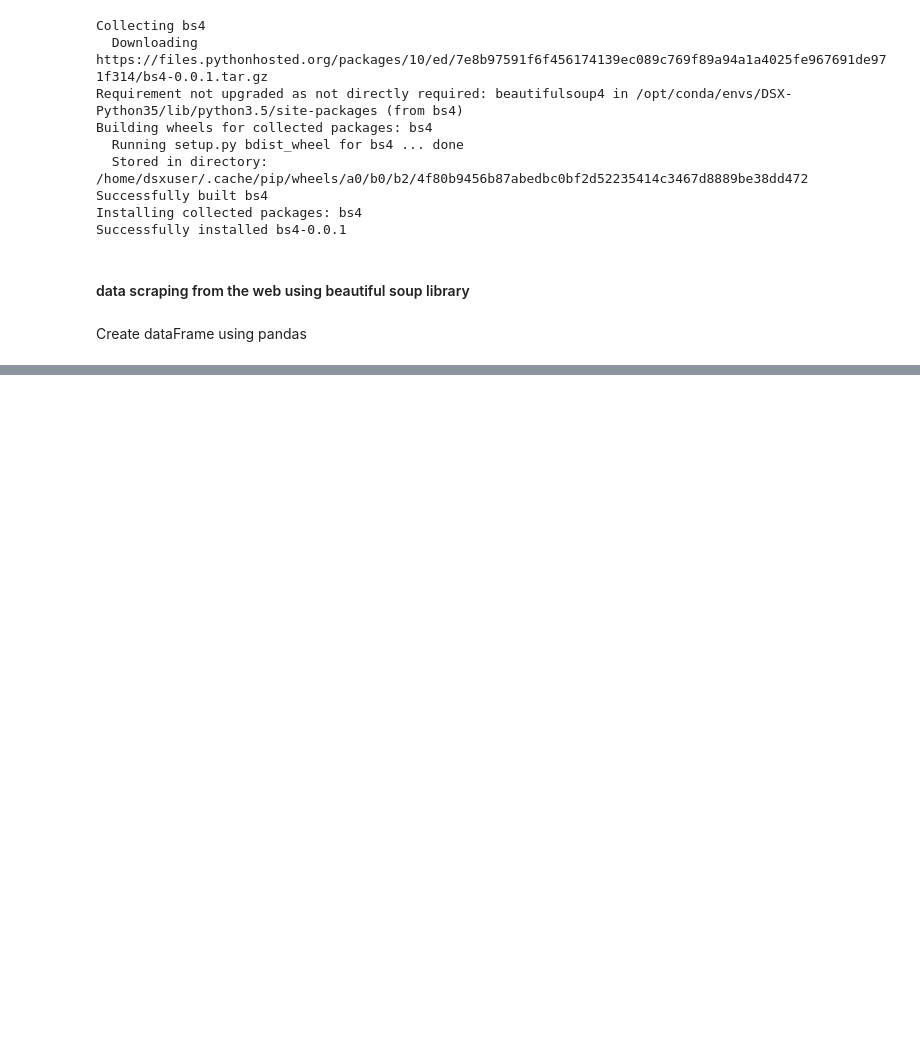
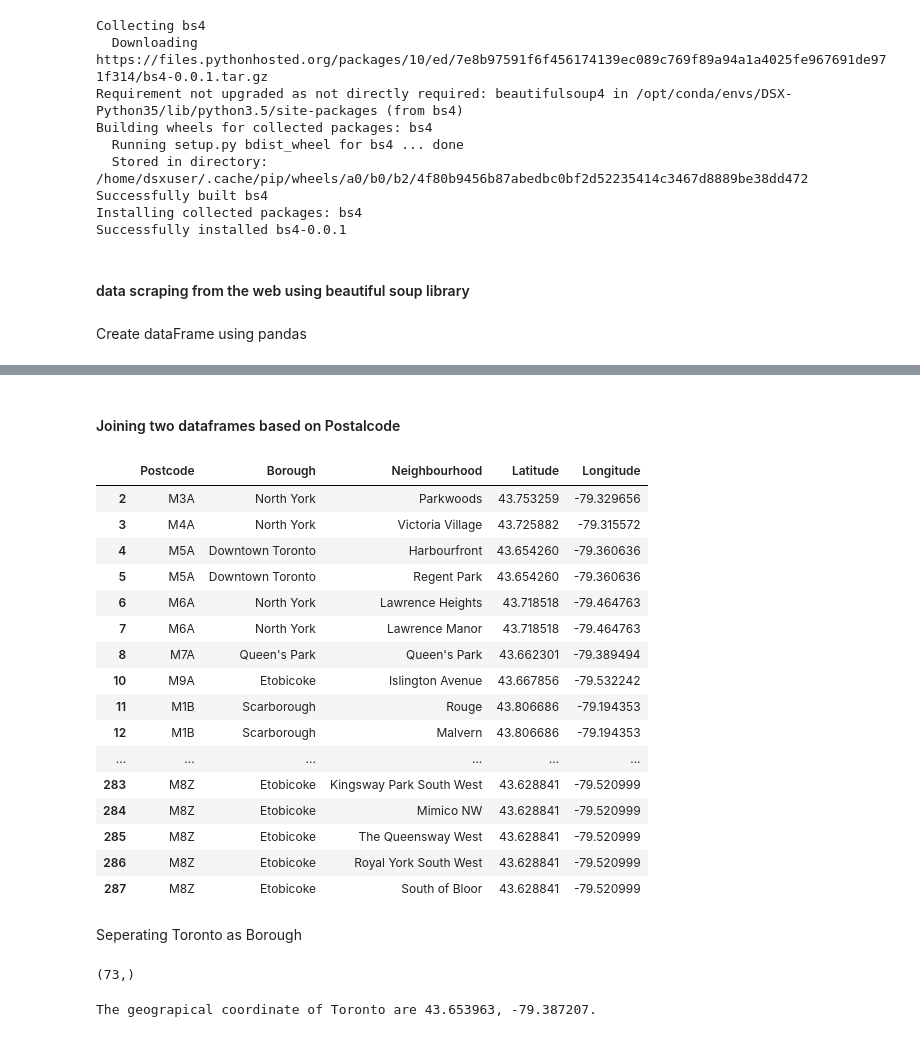
Before and after one commit to saiseetharamaaih/Machine-learning-Classification-Algorithms, a Jupyter notebook: Segmenting and Clustering Neighborhoods in Toronto.ipynb, the cells around one changed output, grey strips where cells are left out. Cells and saved outputs as stored; diff of their text form; code cells hidden in the pictures; blank space fills up the shorter version.

```diff
--- a/Segmenting and Clustering Neighborhoods in Toronto.ipynb
+++ b/Segmenting and Clustering Neighborhoods in Toronto.ipynb
@@ -93,6 +93,9 @@ for el in range(len(column3)):
 # %% [markdown]
 Create dataFrame using pandas
 # %%
-df1 = pd.DataFrame([column1,column2,column3])
-df1=df1.T
-df1.columns=head_list
+df = pd.DataFrame([column1,column2,column3])
+df=df.T
+df.columns=head_list
+df= df[df['Borough']!='Not assigned']
+
+df.head()
@@ -98,0 +111,2 @@ df1.columns=head_list
+# %%
+df_dup = pd.read_csv('https://ibm.box.com/shared/static/9afzr83pps4pwf2smjjcf1y5mvgb18rr.csv')
@@ -98,0 +143,40 @@ df1.columns=head_list
+# %% [markdown]
+#### Joining two dataframes based on Postalcode
+# %%
+df = df.join(df_dup.set_index('Postal Code'), on='Postcode')
+df
+# %% [output]
+|  | Postcode | Borough | Neighbourhood | Latitude | Longitude |
+| 2 | M3A | North York | Parkwoods | 43.753259 | -79.329656 |
+| 3 | M4A | North York | Victoria Village | 43.725882 | -79.315572 |
+| 4 | M5A | Downtown Toronto | Harbourfront | 43.654260 | -79.360636 |
+| 5 | M5A | Downtown Toronto | Regent Park | 43.654260 | -79.360636 |
+| 6 | M6A | North York | Lawrence Heights | 43.718518 | -79.464763 |
+| 7 | M6A | North York | Lawrence Manor | 43.718518 | -79.464763 |
+| 8 | M7A | Queen's Park | Queen's Park | 43.662301 | -79.389494 |
+| 10 | M9A | Etobicoke | Islington Avenue | 43.667856 | -79.532242 |
+| 11 | M1B | Scarborough | Rouge | 43.806686 | -79.194353 |
+| 12 | M1B | Scarborough | Malvern | 43.806686 | -79.194353 |
+| ... | ... | ... | ... | ... | ... |
+| 283 | M8Z | Etobicoke | Kingsway Park South West | 43.628841 | -79.520999 |
+| 284 | M8Z | Etobicoke | Mimico NW | 43.628841 | -79.520999 |
+| 285 | M8Z | Etobicoke | The Queensway West | 43.628841 | -79.520999 |
+| 286 | M8Z | Etobicoke | Royal York South West | 43.628841 | -79.520999 |
+| 287 | M8Z | Etobicoke | South of Bloor | 43.628841 | -79.520999 |
+# %% [markdown]
+Seperating Toronto as Borough
+# %%
+Toronto_data = df[df.Borough.str.contains("Toronto")]
+Toronto_data['Neighbourhood'].unique().shape
+# %% [output]
+(73,)
+# %%
+address = 'Toronto, ON'
+
+geolocator = Nominatim()
+location =  geolocator.geocode(address)
+latitude = location.latitude
+longitude = location.longitude
+print('The geograpical coordinate of Toronto are {}, {}.'.format(latitude, longitude))
+# %% [output]
+The geograpical coordinate of Toronto are 43.653963, -79.387207.
```
Also changed, not shown: parts of 52 cells of this notebook.
